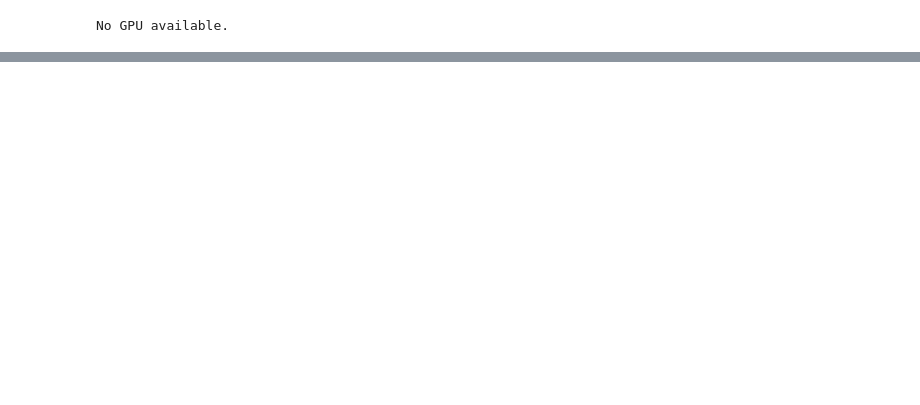
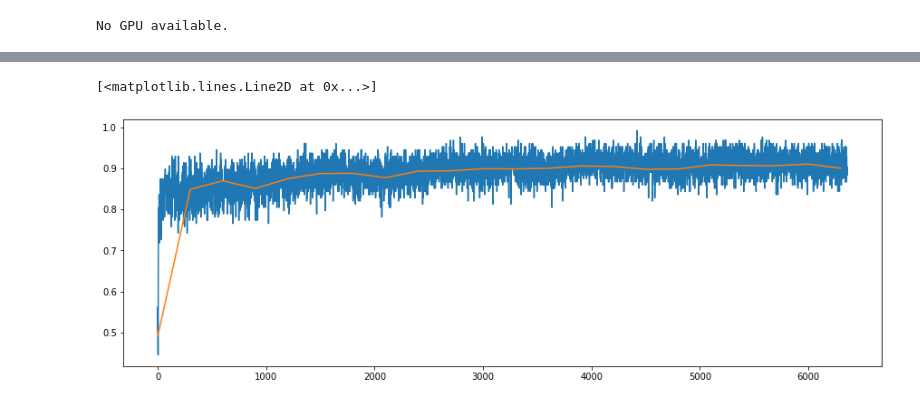
Before and after one commit to mar10nJohns1/AlgorithmicFairness, a Jupyter notebook: Evaluate_fainess.ipynb, the cells around one changed output, grey strips where cells are left out. Drawn from its saved outputs; the diff is of its cells as text; code cells hidden in the pictures; blank space fills up the shorter version.

```diff
--- a/Evaluate_fainess.ipynb
+++ b/Evaluate_fainess.ipynb
@@ -86,2 +134,10 @@ df = pd.read_pickle(??) #e.g. pd.read_pickle('df.pkl')
+# %%
+plt.figure(figsize=(15,5))
+plt.plot(df.loc[2,'train_accs'])
+ind = [300*i for i in range(0,22)]
+plt.plot(ind,df.loc[2,'valid_train_accs'])
+# %% [output]
+[<matplotlib.lines.Line2D at 0x...>]
+[figure, added]
 # %%
 # Change i to the model number you want to load
```
Also changed, not shown: parts of 13 cells of this notebook, 3 other files.
